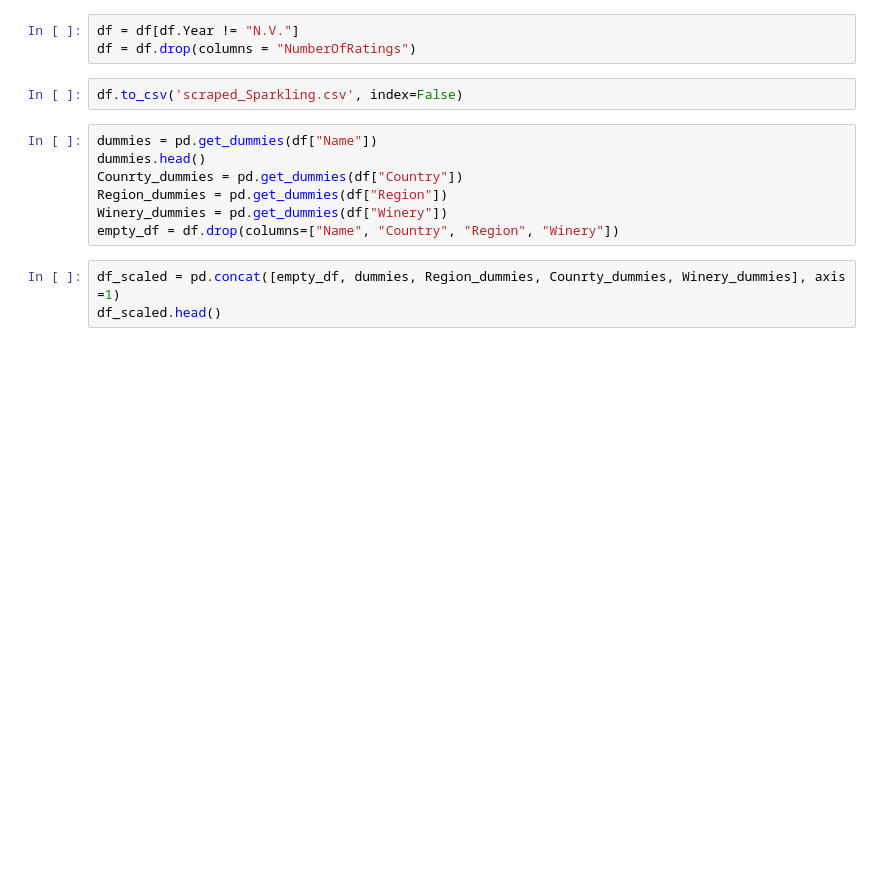
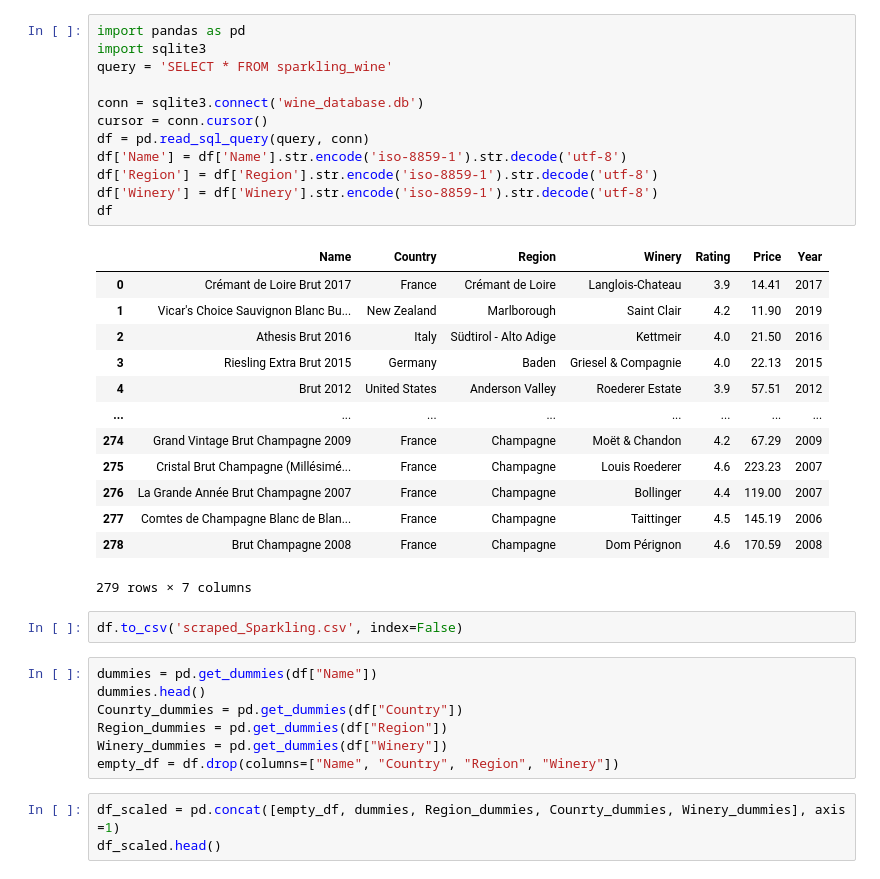
Before and after one commit to Parker-Teske/Wine_Project, a Jupyter notebook: Sparkling_LR_model.ipynb, the cells around one changed output. Saved outputs shown, nothing was run; the diff lists cells and outputs as text; blank space fills up the shorter version.

```diff
--- a/Sparkling_LR_model.ipynb
+++ b/Sparkling_LR_model.ipynb
@@ -19,6 +1,29 @@ df
-# %%
-df = df[df.Year != "N.V."]
-df = df.drop(columns = "NumberOfRatings")
+# %%
+import pandas as pd
+import sqlite3
+query = 'SELECT * FROM sparkling_wine'
+
+conn = sqlite3.connect('wine_database.db')
+cursor = conn.cursor()
+df = pd.read_sql_query(query, conn)
+df['Name'] = df['Name'].str.encode('iso-8859-1').str.decode('utf-8')
+df['Region'] = df['Region'].str.encode('iso-8859-1').str.decode('utf-8')
+df['Winery'] = df['Winery'].str.encode('iso-8859-1').str.decode('utf-8')
+df
+# %% [output]
+|  | Name | Country | Region | Winery | Rating | Price | Year |
+| 0 | Crémant de Loire Brut 2017 | France | Crémant de Loire | Langlois-Chateau | 3.9 | 14.41 | 2017 |
+| 1 | Vicar's Choice Sauvignon Blanc Bu... | New Zealand | Marlborough | Saint Clair | 4.2 | 11.90 | 2019 |
+| 2 | Athesis Brut 2016 | Italy | Südtirol - Alto Adige | Kettmeir | 4.0 | 21.50 | 2016 |
+| 3 | Riesling Extra Brut 2015 | Germany | Baden | Griesel & Compagnie | 4.0 | 22.13 | 2015 |
+| 4 | Brut 2012 | United States | Anderson Valley | Roederer Estate | 3.9 | 57.51 | 2012 |
+| ... | ... | ... | ... | ... | ... | ... | ... |
+| 274 | Grand Vintage Brut Champagne 2009 | France | Champagne | Moët & Chandon | 4.2 | 67.29 | 2009 |
+| 275 | Cristal Brut Champagne (Millésimé... | France | Champagne | Louis Roederer | 4.6 | 223.23 | 2007 |
+| 276 | La Grande Année Brut Champagne 2007 | France | Champagne | Bollinger | 4.4 | 119.00 | 2007 |
+| 277 | Comtes de Champagne Blanc de Blan... | France | Champagne | Taittinger | 4.5 | 145.19 | 2006 |
+| 278 | Brut Champagne 2008 | France | Champagne | Dom Pérignon | 4.6 | 170.59 | 2008 |
+279 rows × 7 columns
 # %%
 df.to_csv('scraped_Sparkling.csv', index=False)
 # %%
```
Also changed, not shown: parts of 6 cells of this notebook.
